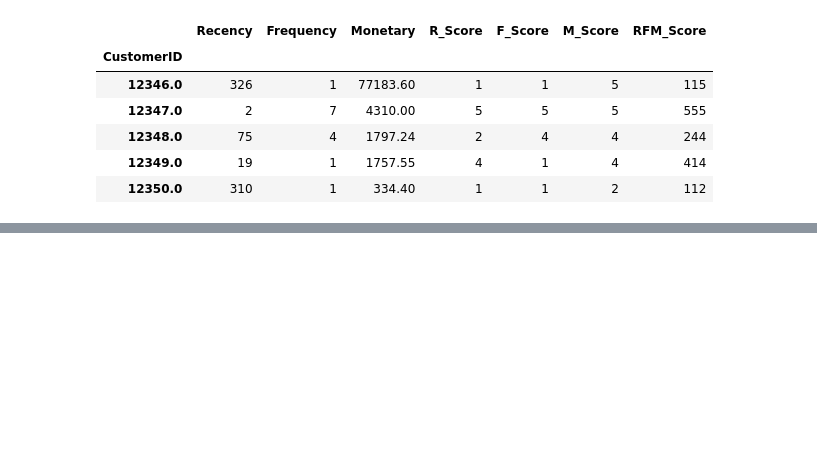
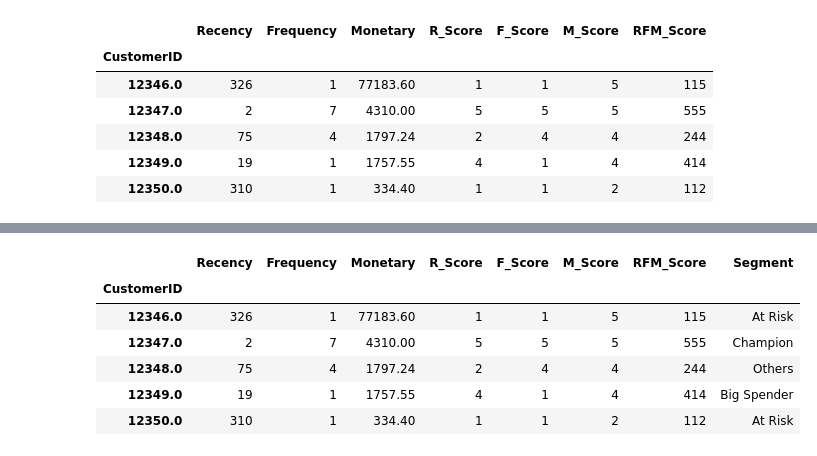
Before and after one commit to Michael-Nyawade/customer-segmentation-rfm, a Jupyter notebook: rfm-analysis.ipynb, the cells around one changed output, grey strips where cells are left out. Saved outputs shown, nothing was run; the diff lists cells and outputs as text; code cells hidden in the pictures; blank space fills up the shorter version.

```diff
--- a/rfm-analysis.ipynb
+++ b/rfm-analysis.ipynb
@@ -182,0 +203,31 @@ rfm.head()
+# %%
+# Function to assign segments based on RFM_Score
+def segment_customer(rfm):
+    score = rfm['RFM_Score']
+
+    if score == '555':
+        return 'Champion'
+    elif rfm['R_Score'] >= 4 and rfm['F_Score'] >= 4:
+        return 'Loyal Customer'
+    elif rfm['R_Score'] >= 4 and rfm['M_Score'] >= 4:
+        return 'Big Spender'
+    elif rfm['R_Score'] <= 2 and rfm['F_Score'] <= 2:
+        return 'At Risk'
+    elif rfm['R_Score'] == 1:
+        return 'Lost'
+    else:
+        return 'Others'
+
+# Apply segmentation
+rfm['Segment'] = rfm.apply(segment_customer, axis=1)
+
+# Show sample
+rfm.head()
+# %% [output]
+|  | Recency | Frequency | Monetary | R_Score | F_Score | M_Score | RFM_Score | Segment |
+| CustomerID |  |  |  |  |  |  |  |  |
+| 12346.0 | 326 | 1 | 77183.60 | 1 | 1 | 5 | 115 | At Risk |
+| 12347.0 | 2 | 7 | 4310.00 | 5 | 5 | 5 | 555 | Champion |
+| 12348.0 | 75 | 4 | 1797.24 | 2 | 4 | 4 | 244 | Others |
+| 12349.0 | 19 | 1 | 1757.55 | 4 | 1 | 4 | 414 | Big Spender |
+| 12350.0 | 310 | 1 | 334.40 | 1 | 1 | 2 | 112 | At Risk |
```
Also changed, not shown: parts of 5 cells of this notebook, 2 other files.
